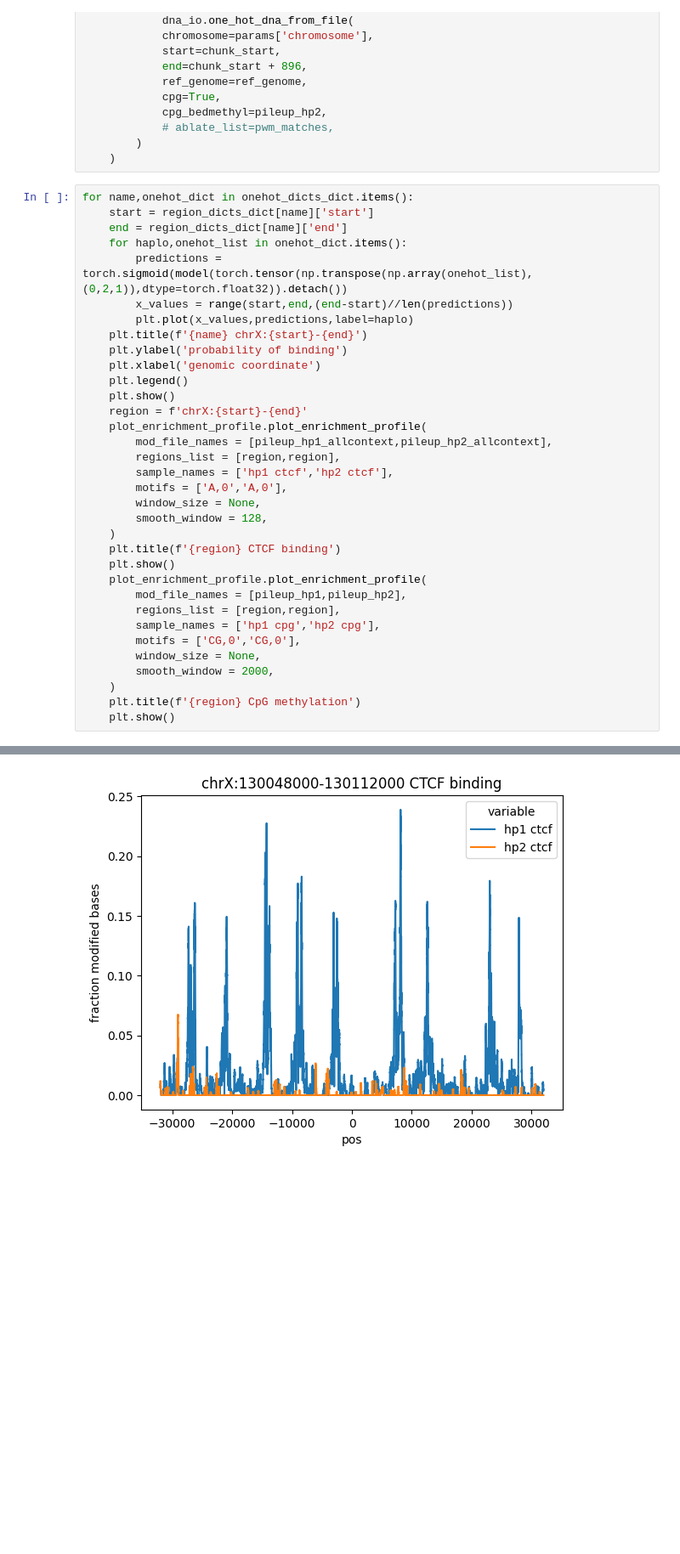
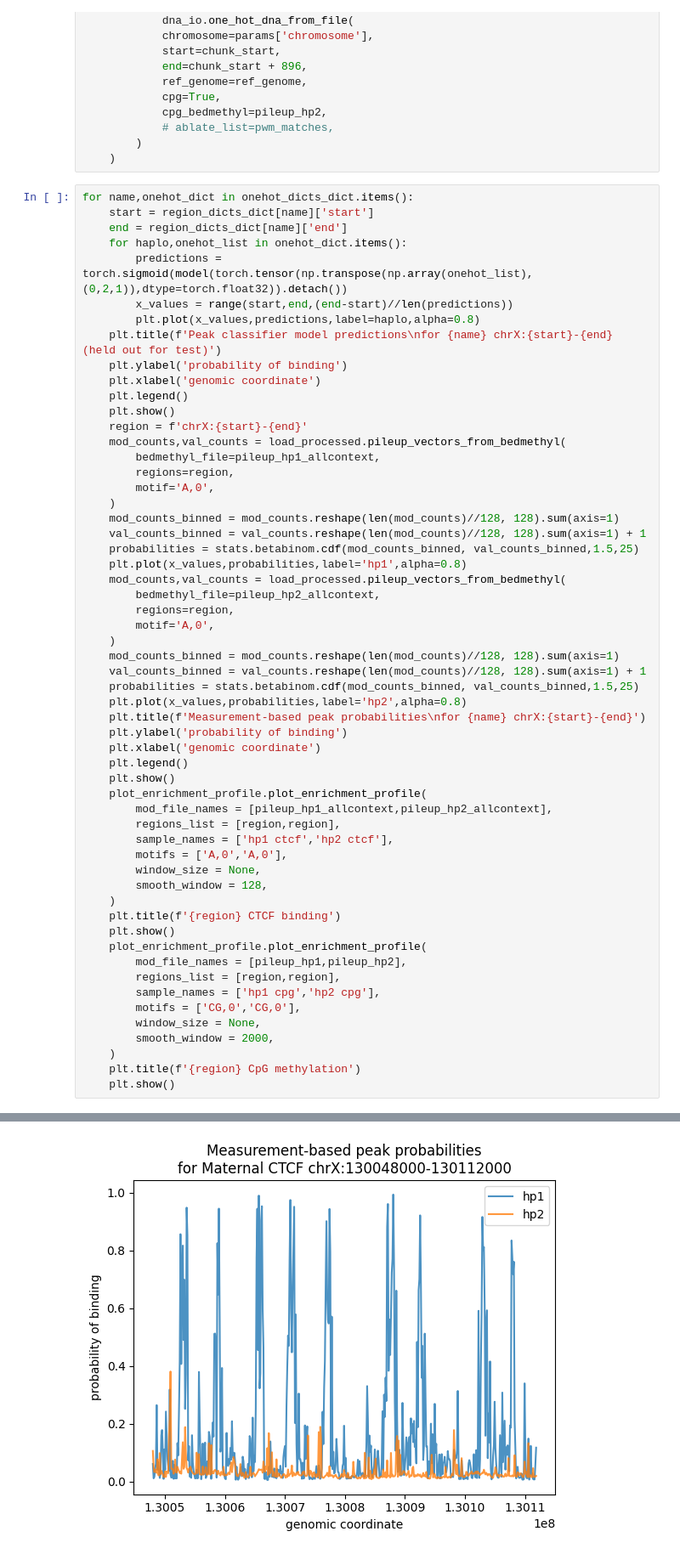
Before and after one commit to OberonDixon/methylseq-net, a Jupyter notebook: visualization/X_inactivation.ipynb, the cells around one changed output, grey strips where cells are left out. Shown at 85% size. Cells and saved outputs as stored; diff of their text form; blank space fills up the shorter version.

Commit message:
Clean side-by-side plots for predictions and measurements for X inactivation; using scipy stats beta-binomial distribution to model overdispersion in dimelo signal

```diff
--- a/visualization/X_inactivation.ipynb
+++ b/visualization/X_inactivation.ipynb
@@ -177,13 +178,36 @@ for name,onehot_dict in onehot_dicts_dict.items():
     for haplo,onehot_list in onehot_dict.items():
         predictions = torch.sigmoid(model(torch.tensor(np.transpose(np.array(onehot_list), (0,2,1)),dtype=torch.float32)).detach())
         x_values = range(start,end,(end-start)//len(predictions))
-        plt.plot(x_values,predictions,label=haplo)
-    plt.title(f'{name} chrX:{start}-{end}')
+        plt.plot(x_values,predictions,label=haplo,alpha=0.8)
+    plt.title(f'Peak classifier model predictions\nfor {name} chrX:{start}-{end} (held out for test)')
     plt.ylabel('probability of binding')
     plt.xlabel('genomic coordinate')
     plt.legend()
     plt.show()
     region = f'chrX:{start}-{end}'
+    mod_counts,val_counts = load_processed.pileup_vectors_from_bedmethyl(
+        bedmethyl_file=pileup_hp1_allcontext,
+        regions=region,
+        motif='A,0',
+    )
+    mod_counts_binned = mod_counts.reshape(len(mod_counts)//128, 128).sum(axis=1)
+    val_counts_binned = val_counts.reshape(len(mod_counts)//128, 128).sum(axis=1) + 1
+    probabilities = stats.betabinom.cdf(mod_counts_binned, val_counts_binned,1.5,25)
+    plt.plot(x_values,probabilities,label='hp1',alpha=0.8)
+    mod_counts,val_counts = load_processed.pileup_vectors_from_bedmethyl(
+        bedmethyl_file=pileup_hp2_allcontext,
+        regions=region,
+        motif='A,0',
+    )
+    mod_counts_binned = mod_counts.reshape(len(mod_counts)//128, 128).sum(axis=1)
+    val_counts_binned = val_counts.reshape(len(mod_counts)//128, 128).sum(axis=1) + 1
+    probabilities = stats.betabinom.cdf(mod_counts_binned, val_counts_binned,1.5,25)
+    plt.plot(x_values,probabilities,label='hp2',alpha=0.8)
+    plt.title(f'Measurement-based peak probabilities\nfor {name} chrX:{start}-{end}')
+    plt.ylabel('probability of binding')
+    plt.xlabel('genomic coordinate')
+    plt.legend()
+    plt.show()
     plot_enrichment_profile.plot_enrichment_profile(
         mod_file_names = [pileup_hp1_allcontext,pileup_hp2_allcontext],
         regions_list = [region,region],
@@ -209 +233 @@ for name,onehot_dict in onehot_dicts_dict.items():
-[figure, old version]
+[figure, new version]
```
Also changed, not shown: parts of 2 cells of this notebook, 1 other file.
